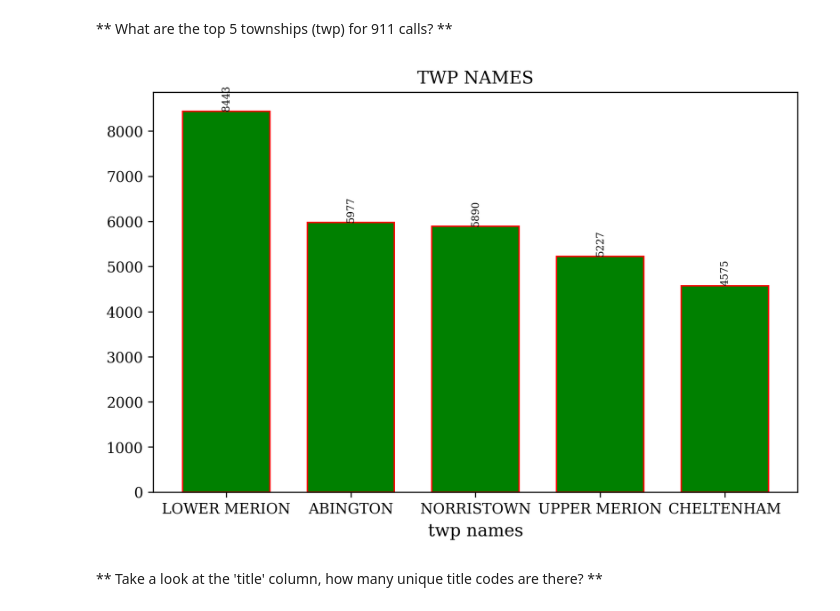
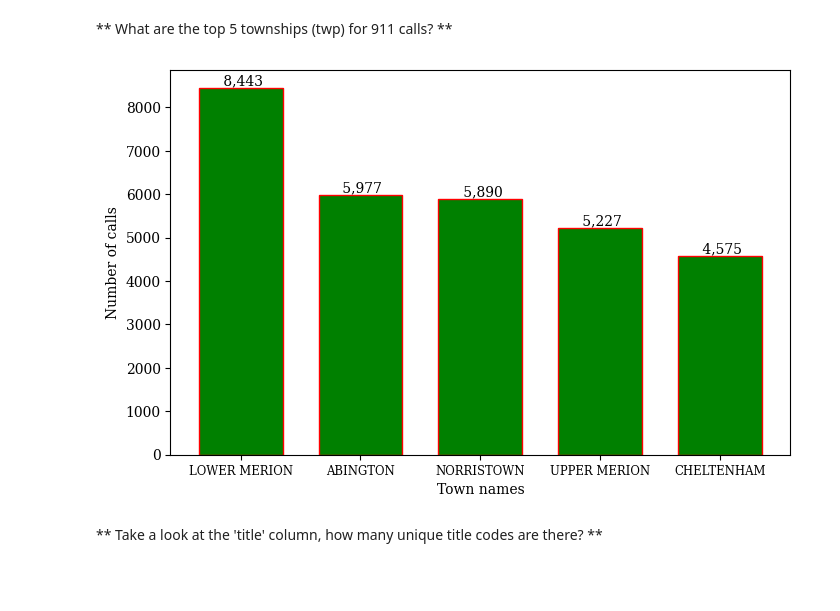
Before and after one commit to doubleyoushinamide/Capstone_Projects, a Jupyter notebook: 911_call_center_data/01-911 Calls Data Capstone Project.ipynb, the cells around one changed output. Saved outputs shown, nothing was run; the diff lists cells and outputs as text; code cells hidden in the pictures; blank space fills up the shorter version.

Commit message:
Added plot downloads for blog post

```diff
--- a/911_call_center_data/01-911 Calls Data Capstone Project.ipynb
+++ b/911_call_center_data/01-911 Calls Data Capstone Project.ipynb
@@ -155,20 +155,21 @@ twp = df['twp'].value_counts().head(5)
 # %%
 fig, ax = plt.subplots(figsize = (8,5))
 params_default()
 bars = ax.bar(twp.index, twp.values, width=0.7, edgecolor = 'red', color = 'green')
 
 list(map(lambda x: ax.text(
     x.get_x() + x.get_width()/2,
     x.get_height(),
-    f'{x.get_height()}',
-    ha = 'center', va = 'bottom', rotation = 'vertical', fontsize = 7), bars))
+    f'{x.get_height(): ,}',
+    ha = 'center', va = 'bottom', rotation = 'vertical', fontsize = 10), bars))
 
-ax.set_title('TWP NAMES')
-ax.set_xlabel('twp names')
+#ax.set_title('Town NAMES')
+ax.set_xlabel('Town names')
+ax.set_ylabel('Number of calls')
 #ax.set_xticklabels(twp.index, rotation = 90, ha = 'center', fontsize = 7)
-fig.savefig('/Users/mac/Desktop/file.svg', dpi = 300, bbox_inches = 'tight')
+fig.savefig('/Users/mac/Desktop/file.png', dpi = 300, bbox_inches = 'tight')
 # %% [output]
-[figure, old version]
+[figure, new version]
 # %% [markdown]
 ** Take a look at the 'title' column, how many unique title codes are there? **
 # %%
```
Also changed, not shown: parts of 32 cells of this notebook, 1 other file.
